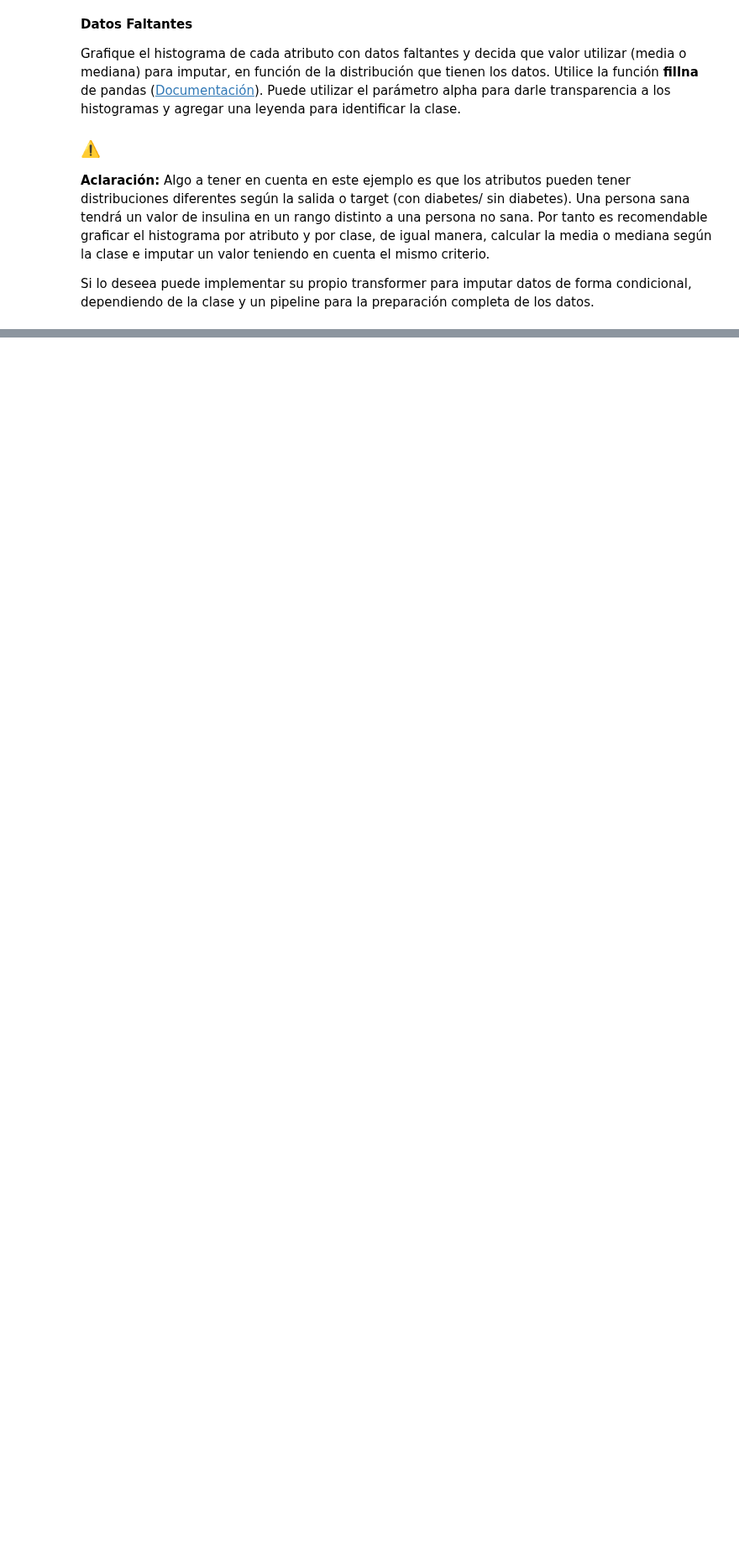
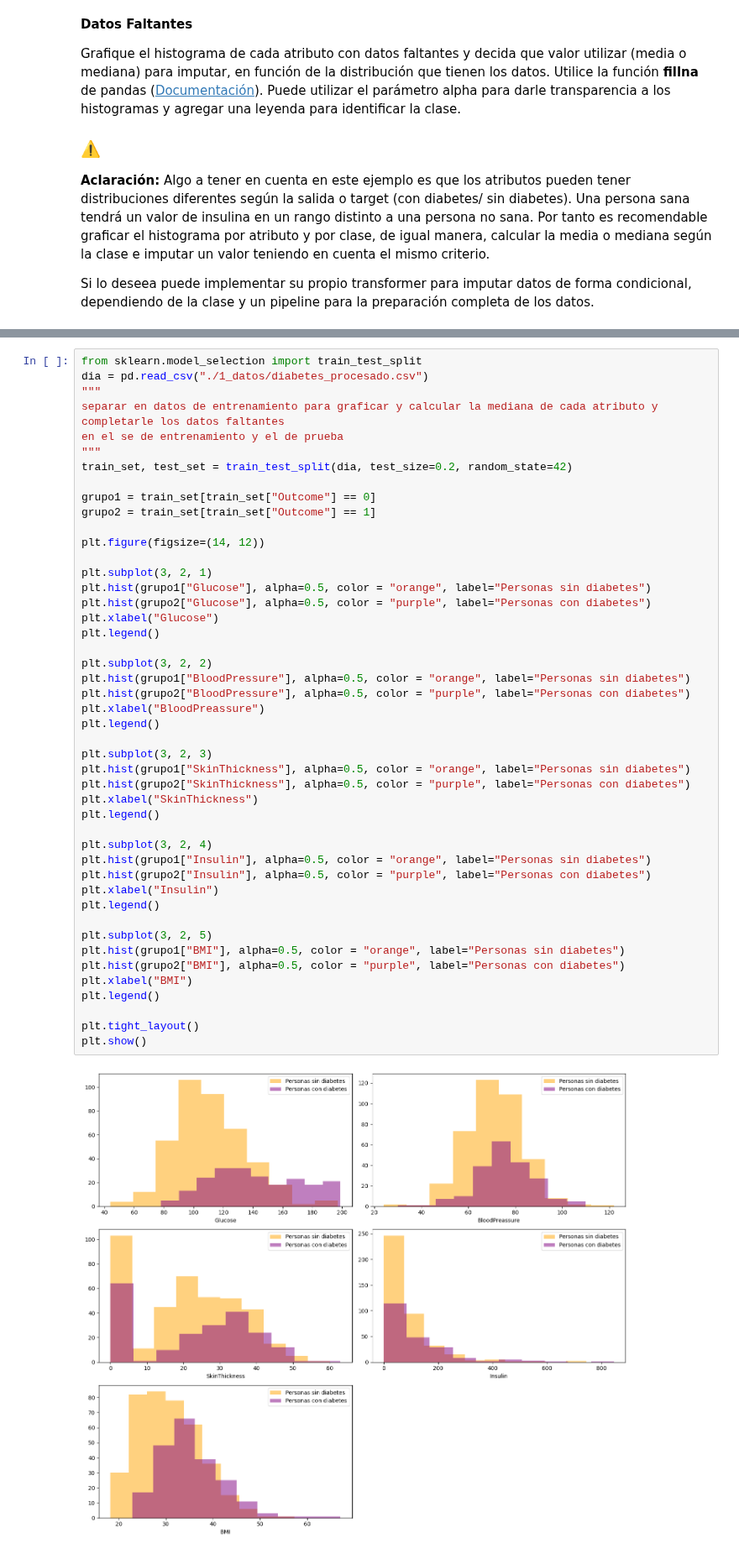
Before and after one commit to DinoMondino/IA, a Jupyter notebook: IntroduccionBibliotecas/Entregables_1_2024_1C.ipynb, the cells around one changed output, grey strips where cells are left out. Shown at 84% size. Cells and saved outputs as stored; diff of their text form; blank space fills up the shorter version.

Commit message:
histogramsa 8

```diff
--- a/IntroduccionBibliotecas/Entregables_1_2024_1C.ipynb
+++ b/IntroduccionBibliotecas/Entregables_1_2024_1C.ipynb
@@ -482,0 +457,48 @@ train_set
+# %%
+from sklearn.model_selection import train_test_split
+dia = pd.read_csv("./1_datos/diabetes_procesado.csv")
+"""
+separar en datos de entrenamiento para graficar y calcular la mediana de cada atributo y completarle los datos faltantes
+en el se de entrenamiento y el de prueba
+"""
+train_set, test_set = train_test_split(dia, test_size=0.2, random_state=42)
+
+grupo1 = train_set[train_set["Outcome"] == 0]
+grupo2 = train_set[train_set["Outcome"] == 1]
+
+plt.figure(figsize=(14, 12))
+
+plt.subplot(3, 2, 1)
+plt.hist(grupo1["Glucose"], alpha=0.5, color = "orange", label="Personas sin diabetes")
+plt.hist(grupo2["Glucose"], alpha=0.5, color = "purple", label="Personas con diabetes")
+plt.xlabel("Glucose")
+plt.legend()
+
+plt.subplot(3, 2, 2)
+plt.hist(grupo1["BloodPressure"], alpha=0.5, color = "orange", label="Personas sin diabetes")
+plt.hist(grupo2["BloodPressure"], alpha=0.5, color = "purple", label="Personas con diabetes")
+plt.xlabel("BloodPreassure")
+plt.legend()
+
+plt.subplot(3, 2, 3)
+plt.hist(grupo1["SkinThickness"], alpha=0.5, color = "orange", label="Personas sin diabetes")
+plt.hist(grupo2["SkinThickness"], alpha=0.5, color = "purple", label="Personas con diabetes")
+plt.xlabel("SkinThickness")
+plt.legend()
+
+plt.subplot(3, 2, 4)
+plt.hist(grupo1["Insulin"], alpha=0.5, color = "orange", label="Personas sin diabetes")
+plt.hist(grupo2["Insulin"], alpha=0.5, color = "purple", label="Personas con diabetes")
+plt.xlabel("Insulin")
+plt.legend()
+
+plt.subplot(3, 2, 5)
+plt.hist(grupo1["BMI"], alpha=0.5, color = "orange", label="Personas sin diabetes")
+plt.hist(grupo2["BMI"], alpha=0.5, color = "purple", label="Personas con diabetes")
+plt.xlabel("BMI")
+plt.legend()
+
+plt.tight_layout()
+plt.show()
+# %% [output]
+[figure, added]
```
Also changed, not shown: parts of 2 cells of this notebook.
